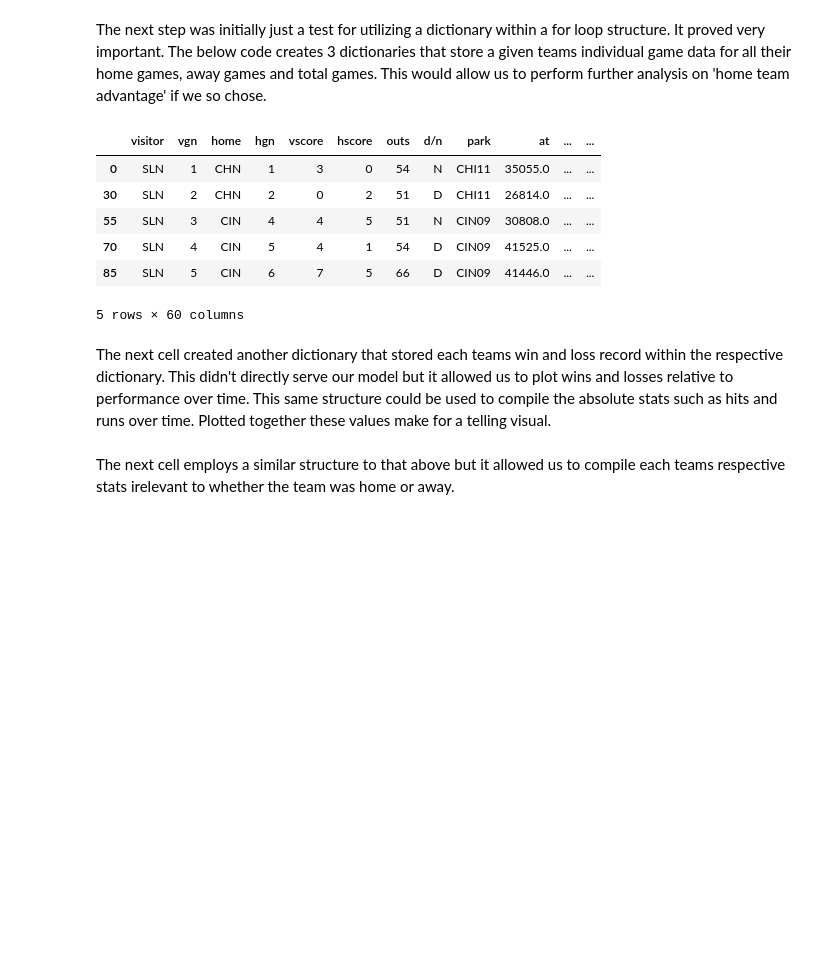
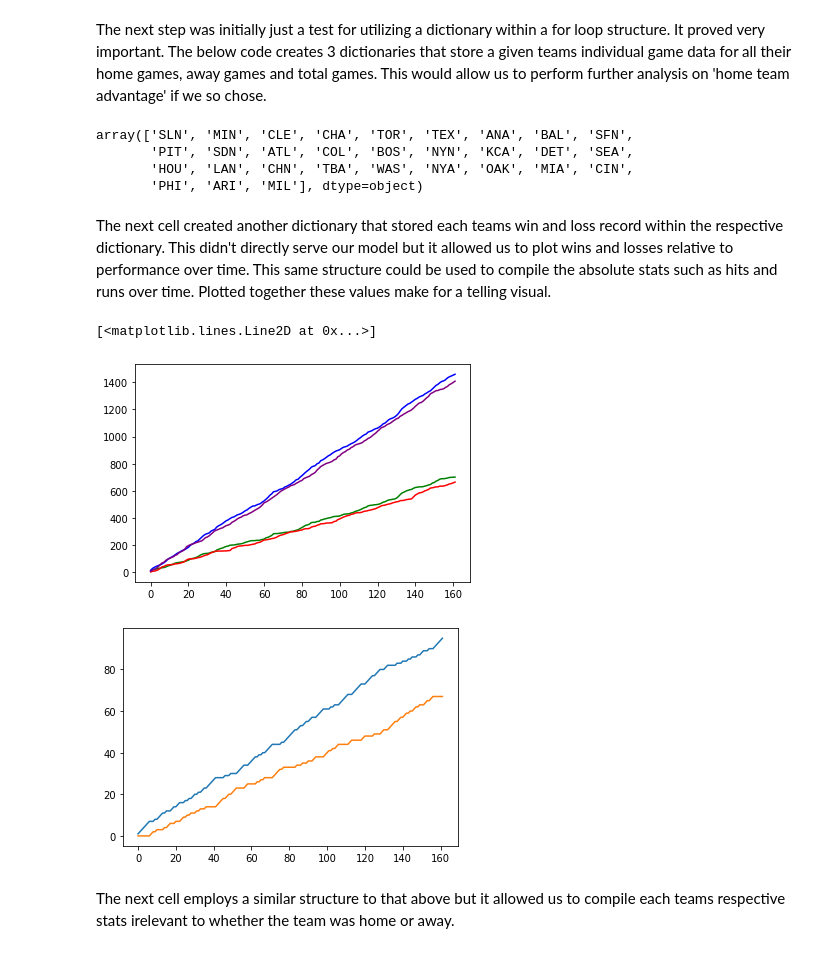
Before and after one commit to Elkin3456/Cmse202-Sport, a Jupyter notebook: Baseballnotebook.ipynb, the cells around one changed output. Cells and saved outputs as stored; diff of their text form; code cells hidden in the pictures; blank space fills up the shorter version.

```diff
--- a/Baseballnotebook.ipynb
+++ b/Baseballnotebook.ipynb
@@ -125,19 +127,16 @@ for a in range(tn):
     home["team{0}".format(a)] = mast[mast['home']== teams[a]]
     visitor["team{0}".format(a)] = mast[mast['visitor']== teams[a]]
     total["team{0}".format(a)] = mast[(mast['visitor'] == teams[a]) | (mast['home'] == teams[a])]
-total['team0'].head()
+#total['team0'].head()
-# %% [output]
-|  | visitor | vgn | home | hgn | vscore | hscore | outs | d/n | park | at | ... | ... |
-| 0 | SLN | 1 | CHN | 1 | 3 | 0 | 54 | N | CHI11 | 35055.0 | ... | ... |
-| 30 | SLN | 2 | CHN | 2 | 0 | 2 | 51 | D | CHI11 | 26814.0 | ... | ... |
-| 55 | SLN | 3 | CIN | 4 | 4 | 5 | 51 | N | CIN09 | 30808.0 | ... | ... |
-| 70 | SLN | 4 | CIN | 5 | 4 | 1 | 54 | D | CIN09 | 41525.0 | ... | ... |
-| 85 | SLN | 5 | CIN | 6 | 7 | 5 | 66 | D | CIN09 | 41446.0 | ... | ... |
-5 rows × 60 columns
 # %%
 #home['team0'].describe()
 #mast['winr']
-#teams[0]
+teams
+# %% [output]
+array(['SLN', 'MIN', 'CLE', 'CHA', 'TOR', 'TEX', 'ANA', 'BAL', 'SFN',
+       'PIT', 'SDN', 'ATL', 'COL', 'BOS', 'NYN', 'KCA', 'DET', 'SEA',
+       'HOU', 'LAN', 'CHN', 'TBA', 'WAS', 'NYA', 'OAK', 'MIA', 'CIN',
+       'PHI', 'ARI', 'MIL'], dtype=object)
 # %% [markdown]
 The next cell created another dictionary that stored each teams win and loss record within the respective dictionary. This didn't directly serve our model but it allowed us to plot wins and losses relative to performance over time. This same structure could be used to compile the absolute stats such as hits and runs over time. Plotted together these values make for a telling visual.
 # %%
@@ -165,3 +202,16 @@ for t in range(tn):
+# %%
+plt.figure()
+plt.plot(absol['team15']['runs'],color='green')
+plt.plot(absol['team15']['hits'],color='blue')
+plt.plot(absol['team15']['runa'], color = 'red')
+plt.plot(absol['team15']['hita'],color='purple')
+plt.figure()
+plt.plot(win['team15'])
+plt.plot(loss['team15'])
+# %% [output]
+[<matplotlib.lines.Line2D at 0x...>]
+[figure, added]
+[figure, added]
 # %% [markdown]
 The next cell employs a similar structure to that above but it allowed us to compile each teams respective stats irelevant to whether the team was home or away.
 # %%
```
Also changed, not shown: parts of 13 cells of this notebook.
